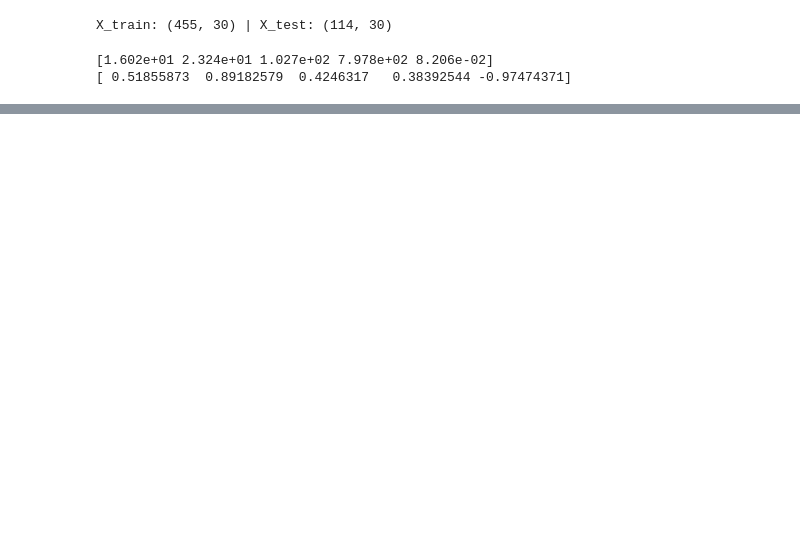
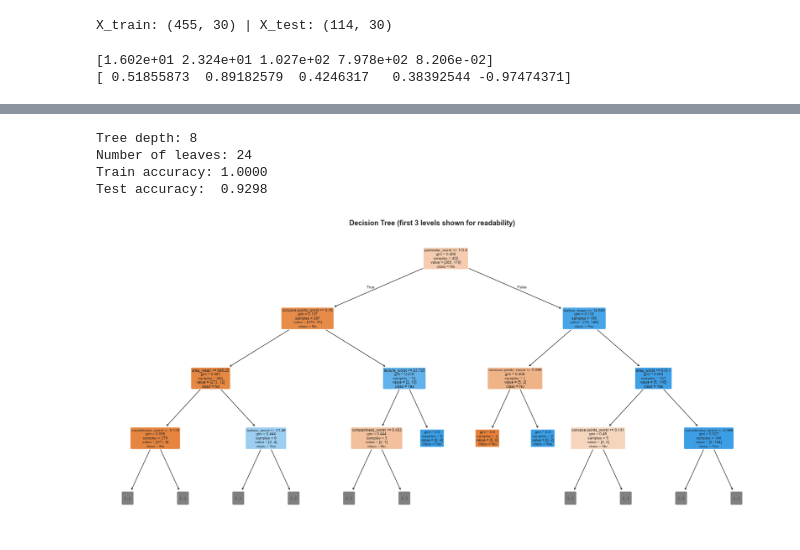
Before and after one commit to melshemy783-bit/data-cancer, a Jupyter notebook: canser_analysis.ipynb, the cells around one changed output, grey strips where cells are left out. Drawn from its saved outputs; the diff is of its cells as text; code cells hidden in the pictures; blank space fills up the shorter version.

```diff
--- a/canser_analysis.ipynb
+++ b/canser_analysis.ipynb
@@ -287,3 +303,26 @@ Accuracy: 0.9649
 weighted avg       0.97      0.96      0.96       114
 
 ROC-AUC: 0.9960
+# %%
+tree_model = DecisionTreeClassifier(random_state=RANDOM_STATE)
+tree_model.fit(X_train, y_train)
+
+print(f"Tree depth: {tree_model.get_depth()}")
+print(f"Number of leaves: {tree_model.get_n_leaves()}")
+print(f"Train accuracy: {accuracy_score(y_train, tree_model.predict(X_train)):.4f}")
+print(f"Test accuracy:  {accuracy_score(y_test, tree_model.predict(X_test)):.4f}")
+# %% [output]
+Tree depth: 8
+Number of leaves: 24
+Train accuracy: 1.0000
+Test accuracy:  0.9298
+# %%
+plt.figure(figsize=(22, 10))
+plot_tree(
+    tree_model, feature_names=X_train.columns, class_names=["No", "Yes"],
+    filled=True, rounded=True, fontsize=7, max_depth=3,
+)
+plt.title("Decision Tree (first 3 levels shown for readability)")
+plt.show()
+# %% [output]
+[figure, added]
```
Also changed, not shown: parts of 11 cells of this notebook.
